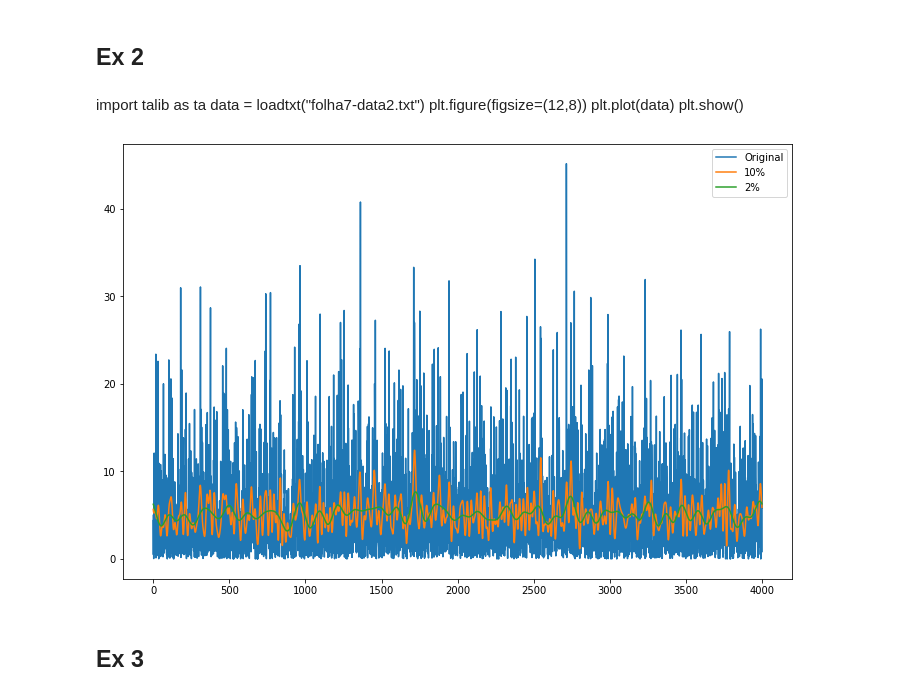
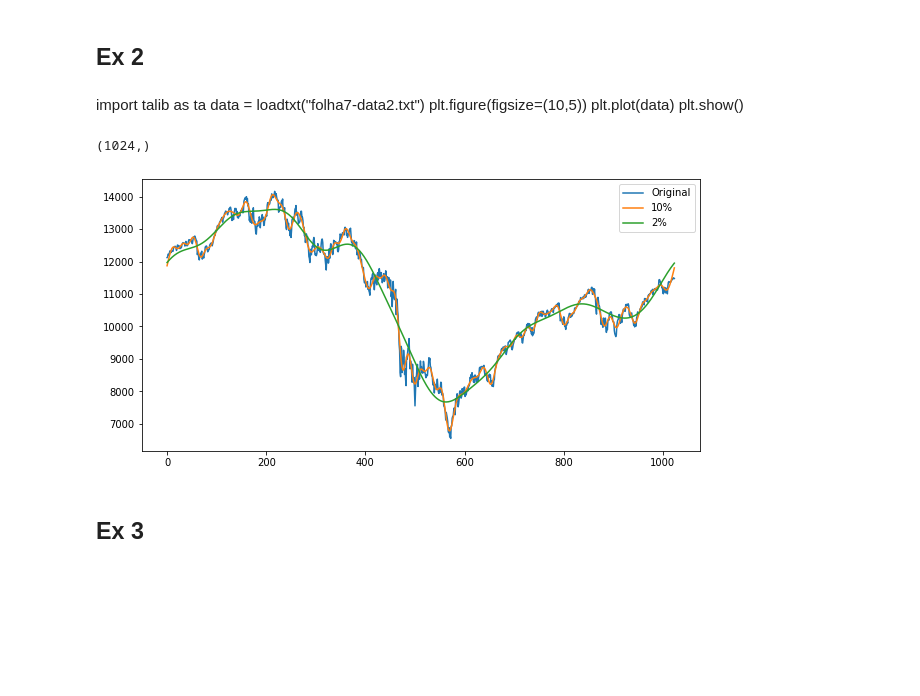
Before and after one commit to mcpeixoto/Computational-Physics-Course, a Jupyter notebook: ficha7.ipynb, the cells around one changed output. Saved outputs shown, nothing was run; the diff lists cells and outputs as text; code cells hidden in the pictures; blank space fills up the shorter version.

```diff
--- a/ficha7.ipynb
+++ b/ficha7.ipynb
@@ -53,29 +53,35 @@ plt.show()
 # %% [markdown]
 import talib as ta
 data = loadtxt("folha7-data2.txt")
-plt.figure(figsize=(12,8))
+plt.figure(figsize=(10,5))
 plt.plot(data)
 plt.show()
+# %%
+data = loadtxt("folha7-data2.txt")
+data.shape
+# %% [output]
+(1024,)
 # %%
-plt.figure(figsize=(12,8))
+
+plt.figure(figsize=(10,5))
 plt.plot(data, label='Original')
 
 rfft_array = np.fft.rfft(data)
 rfft_array[int(rfft_array.shape[0]*0.1):] = 0 # Colocar 90% dos pontos a 0
 data_reconstructed = np.fft.irfft(rfft_array)
 plt.plot(data_reconstructed, label='10%')
 
 rfft_array = np.fft.rfft(data)
 rfft_array[int(rfft_array.shape[0]*0.02):] = 0 # Colocar 98% dos pontos a 0
 data_reconstructed = np.fft.irfft(rfft_array)
 plt.plot(data_reconstructed, label='2%')
 
 #plt.plot(ta.SMA(data, 20), label="SMA 20 points")
 #plt.plot(ta.SMA(data, 150), label="SMA 150 points")
 plt.legend()
 plt.show()
 # %% [output]
-[figure, old version]
+[figure, new version]
 # %% [markdown]
 ## Ex 3
 # %%
```
Also changed, not shown: parts of 8 cells of this notebook, 18 other files.
